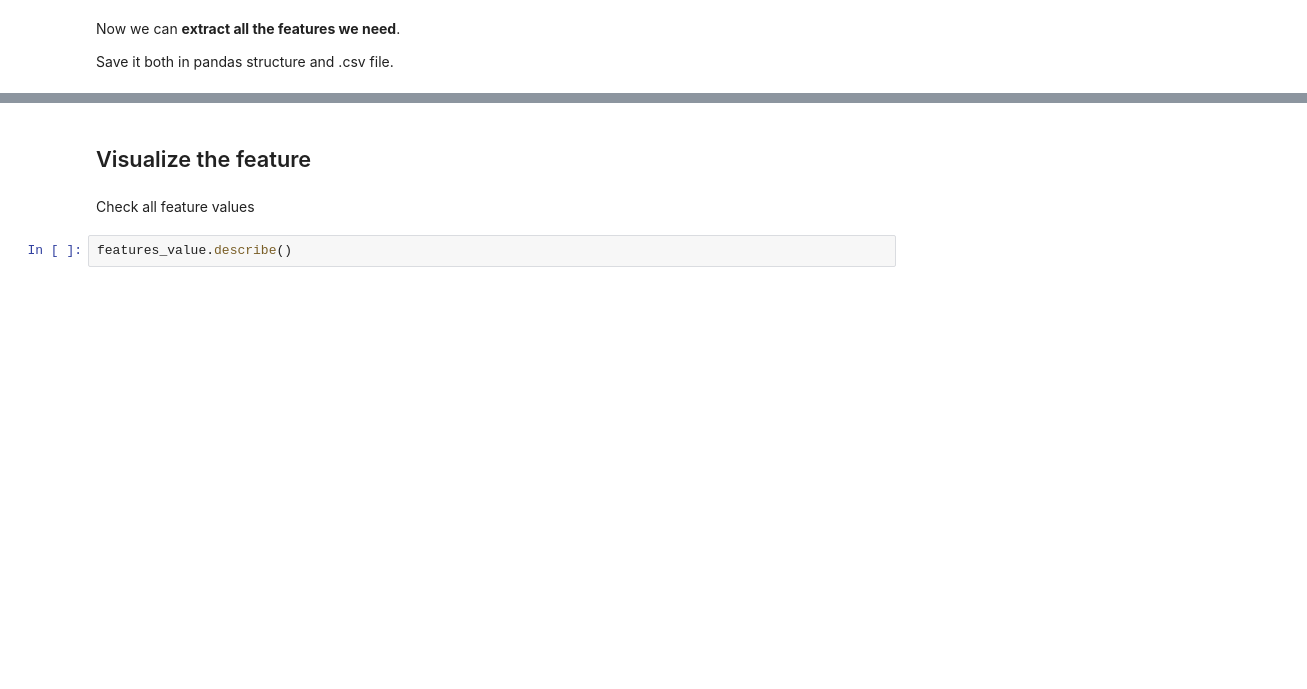
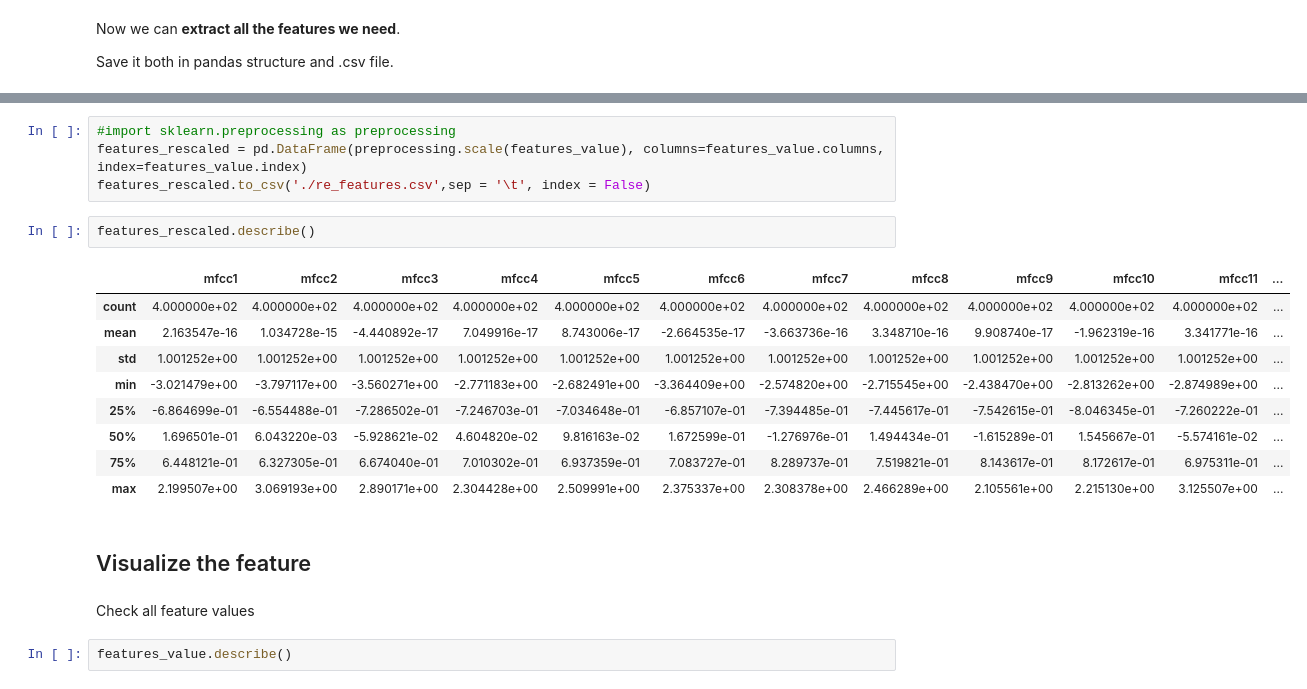
Before and after one commit to yilin10/MusicalGenreClassification, a Jupyter notebook: Assignment1.ipynb, the cells around one changed output, grey strips where cells are left out. Saved outputs shown, nothing was run; the diff lists cells and outputs as text; blank space fills up the shorter version.

```diff
--- a/Assignment1.ipynb
+++ b/Assignment1.ipynb
@@ -581,3 +545,19 @@ features_value
+# %%
+#import sklearn.preprocessing as preprocessing
+features_rescaled = pd.DataFrame(preprocessing.scale(features_value), columns=features_value.columns, index=features_value.index)
+features_rescaled.to_csv('./re_features.csv',sep = '\t', index = False)
+# %%
+features_rescaled.describe()
+# %% [output]
+|  | mfcc1 | mfcc2 | mfcc3 | mfcc4 | mfcc5 | mfcc6 | mfcc7 | mfcc8 | mfcc9 | mfcc10 | mfcc11 | ... |
+| count | 4.000000e+02 | 4.000000e+02 | 4.000000e+02 | 4.000000e+02 | 4.000000e+02 | 4.000000e+02 | 4.000000e+02 | 4.000000e+02 | 4.000000e+02 | 4.000000e+02 | 4.000000e+02 | ... |
+| mean | 2.163547e-16 | 1.034728e-15 | -4.440892e-17 | 7.049916e-17 | 8.743006e-17 | -2.664535e-17 | -3.663736e-16 | 3.348710e-16 | 9.908740e-17 | -1.962319e-16 | 3.341771e-16 | ... |
+| std | 1.001252e+00 | 1.001252e+00 | 1.001252e+00 | 1.001252e+00 | 1.001252e+00 | 1.001252e+00 | 1.001252e+00 | 1.001252e+00 | 1.001252e+00 | 1.001252e+00 | 1.001252e+00 | ... |
+| min | -3.021479e+00 | -3.797117e+00 | -3.560271e+00 | -2.771183e+00 | -2.682491e+00 | -3.364409e+00 | -2.574820e+00 | -2.715545e+00 | -2.438470e+00 | -2.813262e+00 | -2.874989e+00 | ... |
+| 25% | -6.864699e-01 | -6.554488e-01 | -7.286502e-01 | -7.246703e-01 | -7.034648e-01 | -6.857107e-01 | -7.394485e-01 | -7.445617e-01 | -7.542615e-01 | -8.046345e-01 | -7.260222e-01 | ... |
+| 50% | 1.696501e-01 | 6.043220e-03 | -5.928621e-02 | 4.604820e-02 | 9.816163e-02 | 1.672599e-01 | -1.276976e-01 | 1.494434e-01 | -1.615289e-01 | 1.545667e-01 | -5.574161e-02 | ... |
+| 75% | 6.448121e-01 | 6.327305e-01 | 6.674040e-01 | 7.010302e-01 | 6.937359e-01 | 7.083727e-01 | 8.289737e-01 | 7.519821e-01 | 8.143617e-01 | 8.172617e-01 | 6.975311e-01 | ... |
+| max | 2.199507e+00 | 3.069193e+00 | 2.890171e+00 | 2.304428e+00 | 2.509991e+00 | 2.375337e+00 | 2.308378e+00 | 2.466289e+00 | 2.105561e+00 | 2.215130e+00 | 3.125507e+00 | ... |
 # %% [markdown]
  ## Visualize the feature
 # %% [markdown]
```
Also changed, not shown: parts of 48 cells of this notebook.
